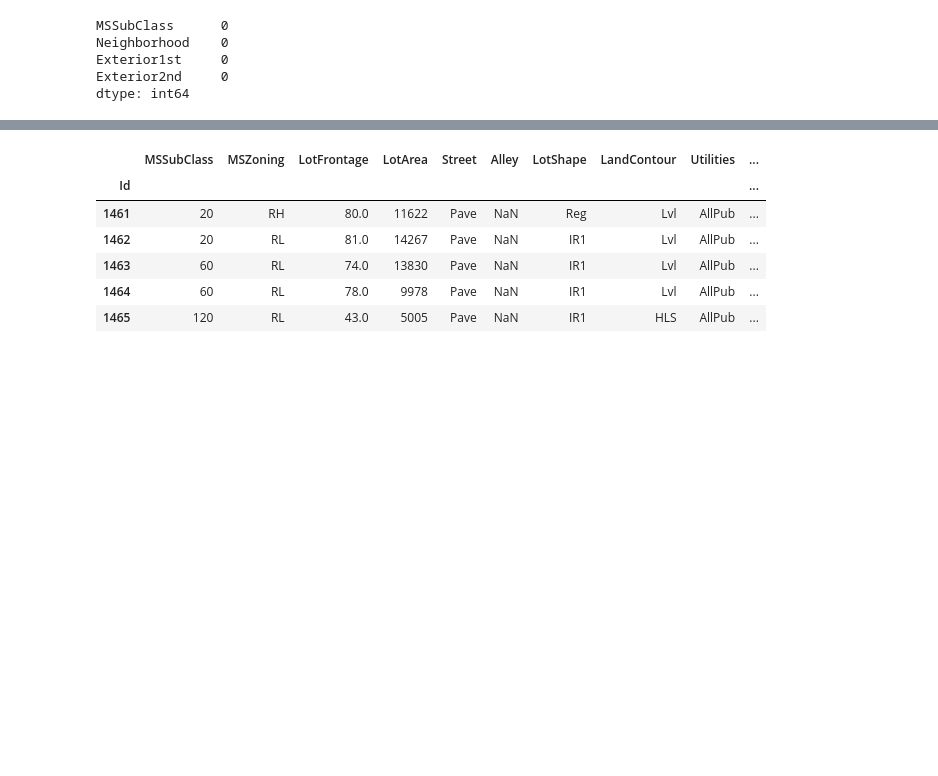
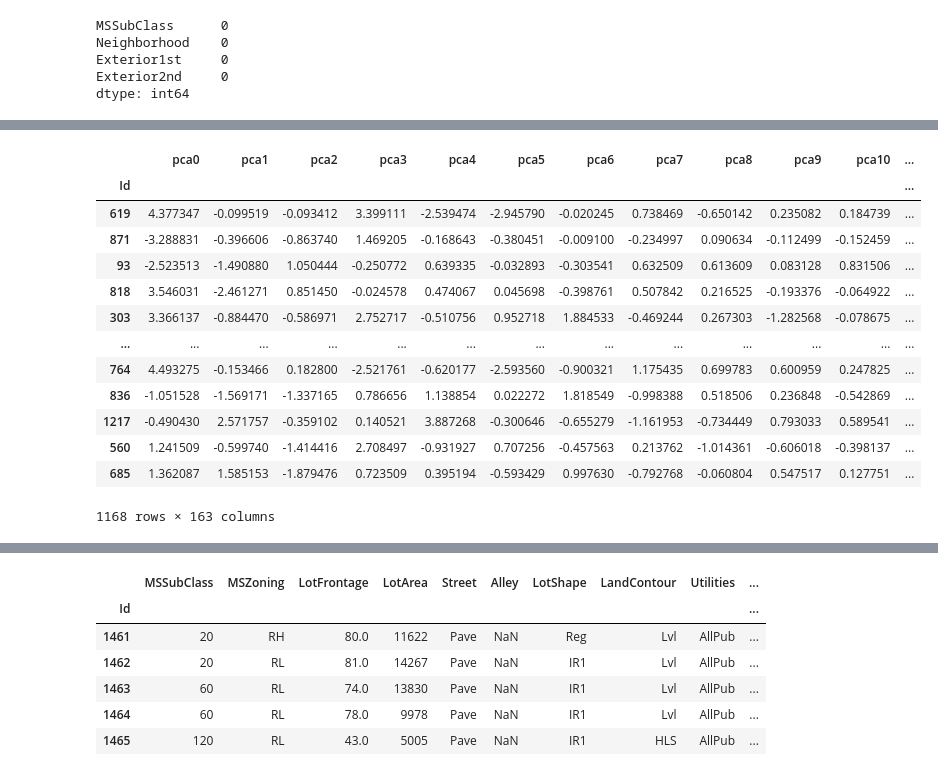
Before and after one commit to vitaminac/miniai, a Jupyter notebook: house-prices-regression-prediction.ipynb, the cells around one changed output, grey strips where cells are left out. Drawn from its saved outputs; the diff is of its cells as text; code cells hidden in the pictures; blank space fills up the shorter version.

Commit message:
Kaggle Notebook | House Prices - Regression Prediction | Version 27

```diff
--- a/house-prices-regression-prediction.ipynb
+++ b/house-prices-regression-prediction.ipynb
@@ -342,13 +334,15 @@ class OneStepDataCleaningTransformer(_OneToOneFeatureMixin, TransformerMixin, Ba
 # %%
-# Data cleaning
+# Data Cleaning
 
-# Some values of GarageYrBlt are corrupt,
-# so we'll replace them with the year the house was built
 def fix_garage_built_year(df):
+    """
+    some values of GarageYrBlt are corrupt,
+    so we'll replace them with the year the house was built
+    """
     df["GarageYrBlt"].fillna(df.YearBuilt, inplace=True)
     return df
 
-data_cleaning_pipeline = Pipeline(steps=[
-    ('make_copy', OneStepDataCleaningTransformer(lambda dt: dt.copy())),
-    ('fix_garage_built_year', OneStepDataCleaningTransformer(fix_garage_built_year))
+features_cleaning_pipeline = Pipeline(steps=[
+    ('make_copy', FunctionTransformer(lambda dt: dt.copy())),
+    ('fix_garage_built_year', FunctionTransformer(fix_garage_built_year))
 ])
@@ -479,3 +458,20 @@ Pipeline(steps=[('data_cleaning_pipeline',
+# %%
+preprocessing_pipeline.transform(X_train_df)
+# %% [output]
+|  | pca0 | pca1 | pca2 | pca3 | pca4 | pca5 | pca6 | pca7 | pca8 | pca9 | pca10 | ... |
+| Id |  |  |  |  |  |  |  |  |  |  |  | ... |
+| 619 | 4.377347 | -0.099519 | -0.093412 | 3.399111 | -2.539474 | -2.945790 | -0.020245 | 0.738469 | -0.650142 | 0.235082 | 0.184739 | ... |
+| 871 | -3.288831 | -0.396606 | -0.863740 | 1.469205 | -0.168643 | -0.380451 | -0.009100 | -0.234997 | 0.090634 | -0.112499 | -0.152459 | ... |
+| 93 | -2.523513 | -1.490880 | 1.050444 | -0.250772 | 0.639335 | -0.032893 | -0.303541 | 0.632509 | 0.613609 | 0.083128 | 0.831506 | ... |
+| 818 | 3.546031 | -2.461271 | 0.851450 | -0.024578 | 0.474067 | 0.045698 | -0.398761 | 0.507842 | 0.216525 | -0.193376 | -0.064922 | ... |
+| 303 | 3.366137 | -0.884470 | -0.586971 | 2.752717 | -0.510756 | 0.952718 | 1.884533 | -0.469244 | 0.267303 | -1.282568 | -0.078675 | ... |
+| ... | ... | ... | ... | ... | ... | ... | ... | ... | ... | ... | ... | ... |
+| 764 | 4.493275 | -0.153466 | 0.182800 | -2.521761 | -0.620177 | -2.593560 | -0.900321 | 1.175435 | 0.699783 | 0.600959 | 0.247825 | ... |
+| 836 | -1.051528 | -1.569171 | -1.337165 | 0.786656 | 1.138854 | 0.022272 | 1.818549 | -0.998388 | 0.518506 | 0.236848 | -0.542869 | ... |
+| 1217 | -0.490430 | 2.571757 | -0.359102 | 0.140521 | 3.887268 | -0.300646 | -0.655279 | -1.161953 | -0.734449 | 0.793033 | 0.589541 | ... |
+| 560 | 1.241509 | -0.599740 | -1.414416 | 2.708497 | -0.931927 | 0.707256 | -0.457563 | 0.213762 | -1.014361 | -0.606018 | -0.398137 | ... |
+| 685 | 1.362087 | 1.585153 | -1.879476 | 0.723509 | 0.395194 | -0.593429 | 0.997630 | -0.792768 | -0.060804 | 0.547517 | 0.127751 | ... |
+1168 rows × 163 columns
 # %%
 # Define the model
 model = xgb.XGBRegressor(
```
Also changed, not shown: parts of 30 cells of this notebook.
